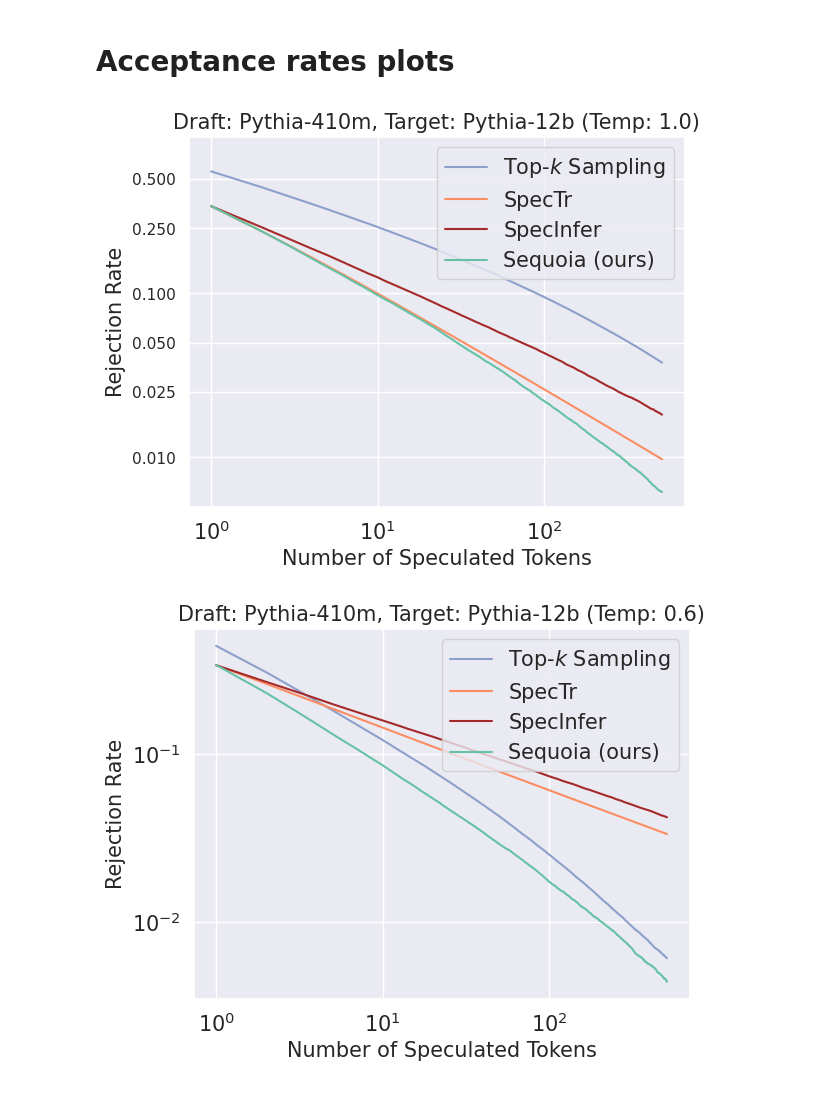
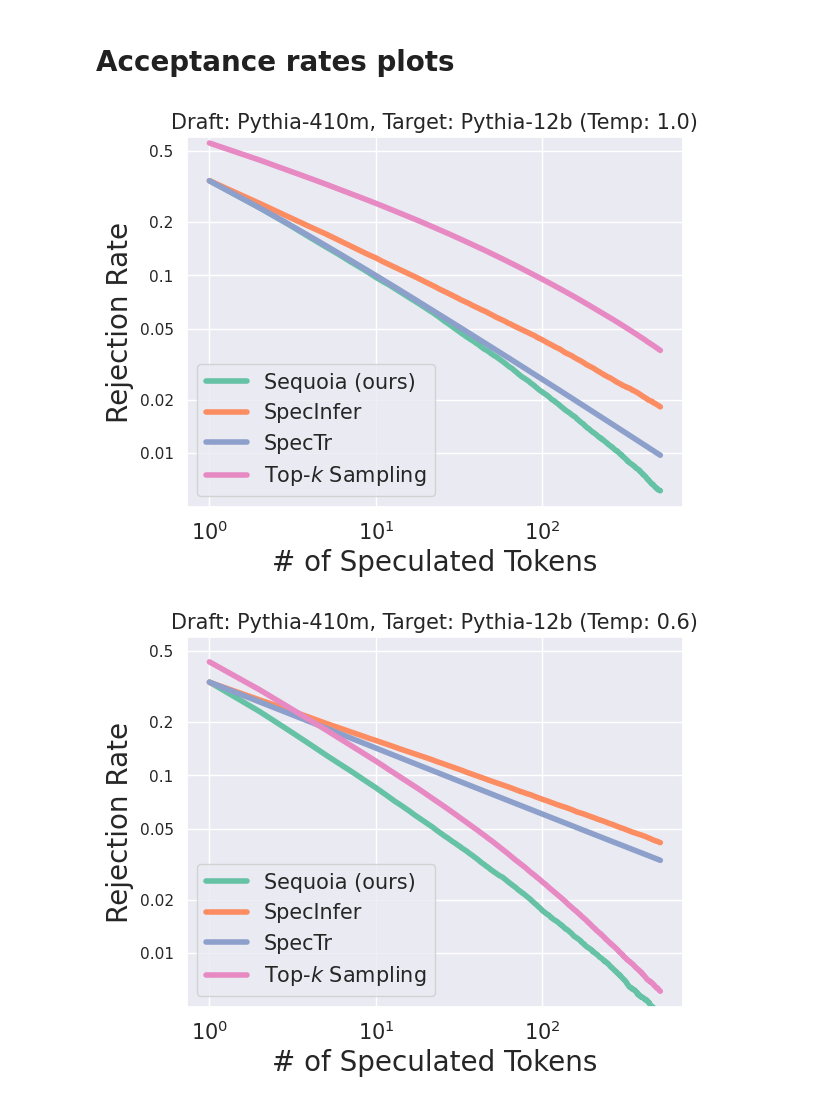
Before and after one commit to AnthonyHuo/An-Empirical-Study-on-Tree-based-Speculative-Decoding, a Jupyter notebook: figures/figures.ipynb, the cells around one changed output. Drawn from its saved outputs; the diff is of its cells as text; code cells hidden in the pictures.

Commit message:
Updates to figures

```diff
--- a/figures/figures.ipynb
+++ b/figures/figures.ipynb
@@ -92,10 +93,4 @@ for temp in temps:
   single_chain, independent_chains, k_tree = figures.baselines(
       alphas, max_budget=max_budget, max_branch_width=max_branch_width, )
   results[f'{draft}_{temp}'] = (single_chain, independent_chains, k_tree, sequoia)
-# %%
-temp = 1.0
-plt.figure(figsize=(10, 30))
-for i, draft in enumerate(drafts):
-  plt.subplot(len(drafts), 1, i + 1)
-  plot_num_accepted(results, draft, temp)
 # %%
@@ -193,28 +203,28 @@ def plot_acceptance_rates(df, draft, metrics, temp, top_p=1.0, target_only=True,
       'spectr_acceptance_k': color3,
       'cover_acceptance_k': color4,
   }
-  ytick_positions = np.log(yticks)/np.log(10)
-  ytick_labels = [f'{t:.2f}' for t in yticks]
-  fig1, ax1 = plt.subplots()
+  _, ax1 = plt.subplots()
   for metric in metrics:
     # alpha = alphas[f'{draft}_{metric}_{temp}'][1:]
     df_1 = df[(df['Metric name'] == metric) & (df['k'] <= max_k) & (df['Draft'] == draft) & (df['Top-p'] == top_p) & (df['Target-only top-p'] == target_only) & (df['Temp'] == temp)]
     pretty_metric = pretty_metric_names[metric]
-    ax1.plot(df_1['k'], 1 - df_1['Metric value'], label=pretty_metric, color=colors[metric])
+    ax1.plot(df_1['k'], 1 - df_1['Metric value'], label=pretty_metric, color=colors[metric], linewidth=4)
     # ax1.plot(np.arange(1, len(sequoia) - 1), sequoia[2:], label='Sequoia (ours)', color=color3)
     pretty_draft = pretty_draft_names[draft]
     target = target_names[draft]
     plt.title(f'Draft: {pretty_draft}, Target: {target} (Temp: {temp})', fontsize=15)
     ax1.set_xscale('log')
     ax1.set_yscale('log')
-    ax1.legend(fontsize=15, loc='upper right')
-    ax1.set_xlabel('Number of Speculated Tokens', fontsize=15)
-    ax1.set_ylabel('Rejection Rate', fontsize=15)
+    ax1.legend(fontsize=15, loc='lower left')
+    ax1.set_xlabel('# of Speculated Tokens', fontsize=20)
+    ax1.set_ylabel('Rejection Rate', fontsize=20)
     plt.xticks(fontsize=15)
     if yticks is not None:
+      ytick_labels = [f'{t:.2f}' for t in yticks]
       # ax1.yticks(ytick_positions, ytick_labels, fontsize=15)
       ax1.set_yticks(yticks, ytick_labels)
-      ax1.get_yaxis().set_major_formatter(matplotlib.ticker.ScalarFormatter())
+      # ax1.get_yaxis().set_major_formatter(matplotlib.ticker.ScalarFormatter())
+      ax1.yaxis.set_major_formatter(ticker.FuncFormatter(lambda y, _: '{:g}'.format(y)))
       if not ylims:
         ax1.set_ylim(yticks[0]-0.2, yticks[-1] + 0.8)
       else:
@@ -230,11 +240,11 @@ metrics= [
     'cover_acceptance_k',
 ]
 # %%
-plot_acceptance_rates(df, draft='EleutherAI/pythia-410m', metrics=metrics, temp=1.0, yticks=np.array([0.01, 0.025, 0.05, 0.1, 0.25, 0.5]), ylims=[0.005, 0.9])
+plot_acceptance_rates(df, draft='EleutherAI/pythia-410m', metrics=metrics, temp=1.0, yticks=np.array([0.01, 0.02, 0.05, 0.1, 0.2, 0.5]), ylims=[0.005, 0.6])
 # %% [output]
-[figure, old version]
+[figure, new version]
 # %%
-plot_acceptance_rates(df, draft='EleutherAI/pythia-410m', metrics=metrics, temp=0.6)
+plot_acceptance_rates(df, draft='EleutherAI/pythia-410m', metrics=metrics, temp=0.6, yticks=np.array([0.01, 0.02, 0.05, 0.1, 0.2, 0.5]), ylims=[0.005, 0.6])
 # %% [output]
-[figure, old version]
+[figure, new version]
 # %%
```
Also changed, not shown: parts of 10 cells of this notebook.
